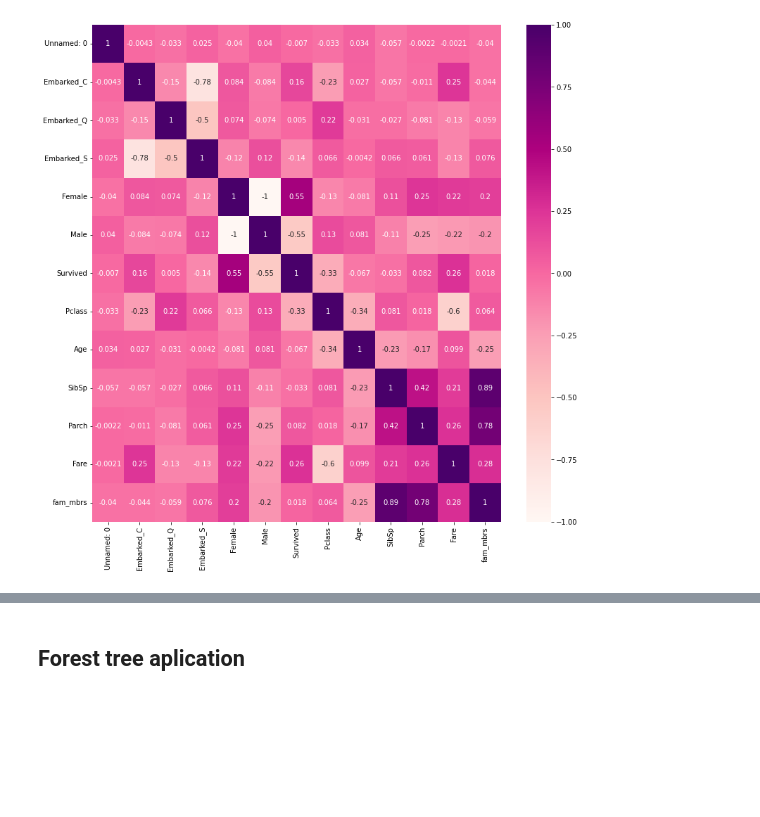
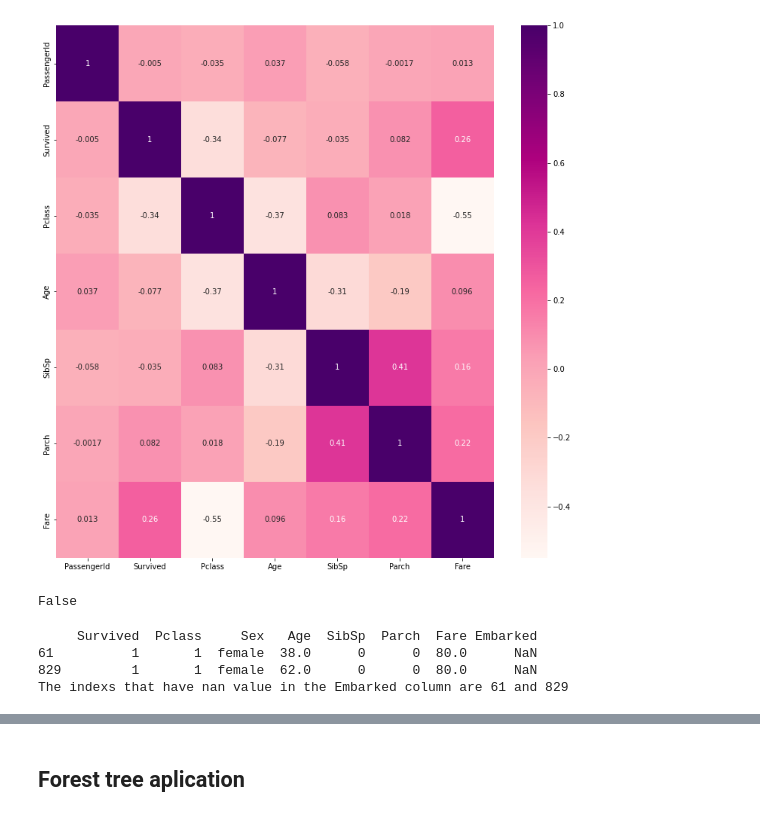
Before and after one commit to lusilve44/Random-Forest-Project, a Jupyter notebook: src/explore.ipynb, the cells around one changed output, grey strips where cells are left out. Saved outputs shown, nothing was run; the diff lists cells and outputs as text; code cells hidden in the pictures; blank space fills up the shorter version.

```diff
--- a/src/explore.ipynb
+++ b/src/explore.ipynb
@@ -10,6 +30,5 @@ from sklearn.preprocessing import MinMaxScaler
 from sklearn.model_selection import train_test_split
 from sklearn.metrics import mean_squared_error, r2_score
 # %%
-df = pd.read_csv("https://raw.githubusercontent.com/4GeeksAcademy/machine-learning-content/master/assets/clean_titanic_train.csv")
-#The dataset is already clean
+df_raw = pd.read_csv("https://raw.githubusercontent.com/4GeeksAcademy/random-forest-project-tutorial/main/titanic_train.csv")
 # %%
@@ -95,6 +123,6 @@ plt.show()
 # %%
 fig, ax = plt.subplots(figsize=(13,13))
-sns.heatmap(df.corr(),annot=True, cmap="RdPu", ax=ax)
+sns.heatmap(df_raw.corr(),annot=True, cmap="RdPu", ax=ax)
 plt.show()
 # %% [output]
-[figure, old version]
+[figure, new version]
@@ -100,0 +139,14 @@ plt.show()
+# %%
+df_raw['Age'].isnull().any()
+# %% [output]
+False
+# %%
+#Replace missing values in Embarked with most frequent value
+
+print(df_raw[df_raw["Embarked"].isnull() == True])
+print('The indexs that have nan value in the Embarked column are 61 and 829')
+# %% [output]
+     Survived  Pclass     Sex   Age  SibSp  Parch  Fare Embarked
+61          1       1  female  38.0      0      0  80.0      NaN
+829         1       1  female  62.0      0      0  80.0      NaN
+The indexs that have nan value in the Embarked column are 61 and 829
```
Also changed, not shown: parts of 19 cells of this notebook.
